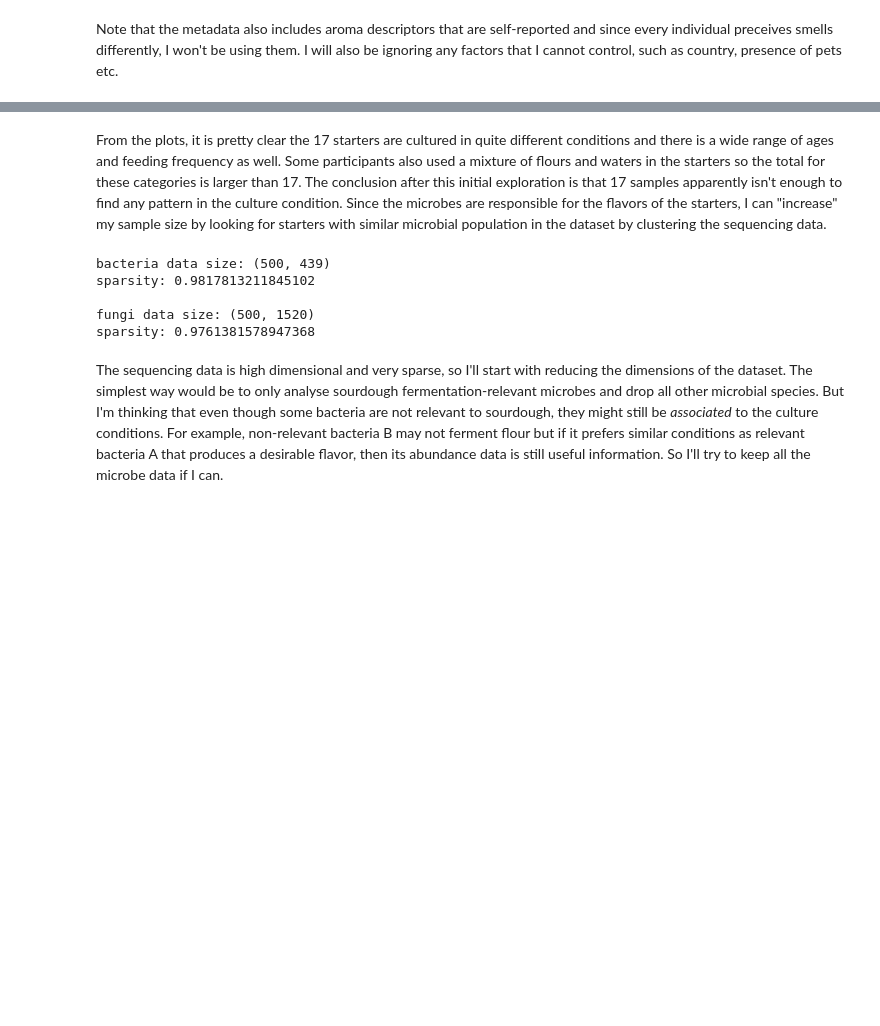
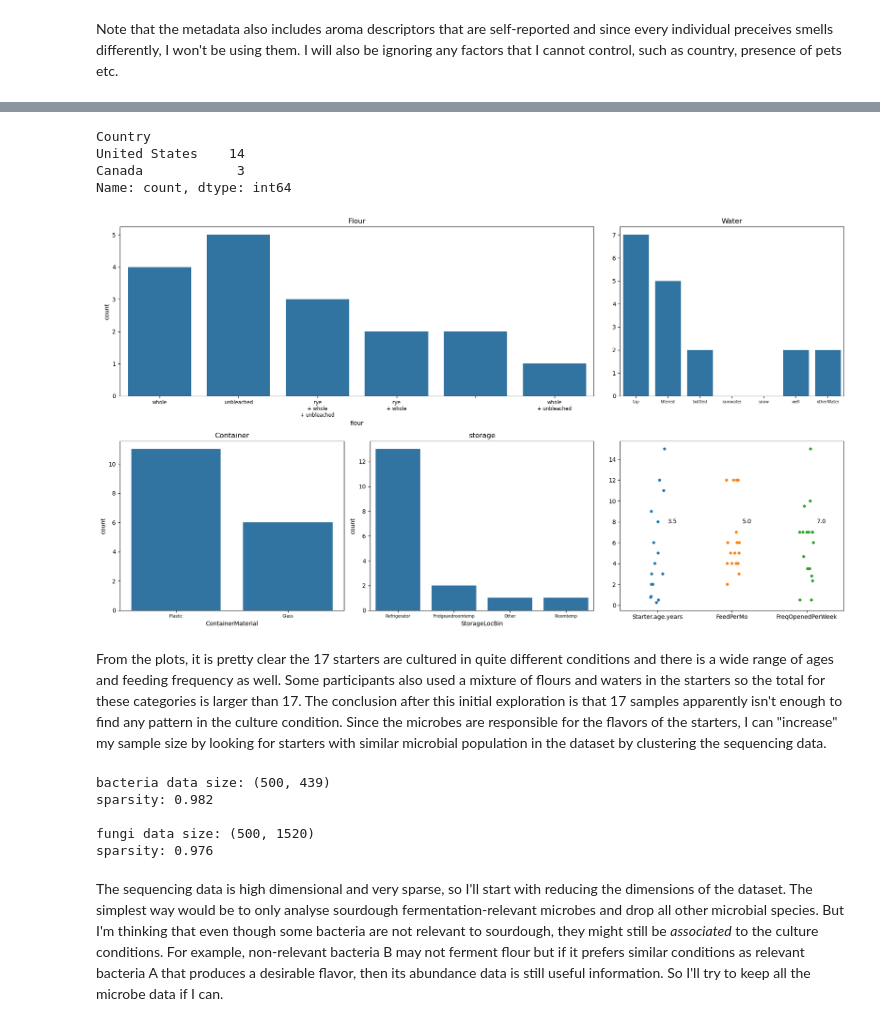
Before and after one commit to Geoff-CQW/sourdough, a Jupyter notebook: sourdough analytics.ipynb, the cells around one changed output, grey strips where cells are left out. Drawn from its saved outputs; the diff is of its cells as text; code cells hidden in the pictures; blank space fills up the shorter version.

```diff
--- a/sourdough analytics.ipynb
+++ b/sourdough analytics.ipynb
@@ -11,3 +11,9 @@ import matplotlib.pyplot as plt
 import numpy as np
 # %% [markdown]
 <h3> Initial analysis of sourdough starters with fruity/apple notes </h3>
+# %%
+# read metadata for starters
+metadata = pd.read_csv('data\metadata500_starters.csv')
+metadata.rename(columns={'Unnamed: 0': 'sample'}, inplace=True)
+
+print(metadata.columns)
@@ -14,16 +31,19 @@ import numpy as np
+# %%
+# combine flours used into 1 column and clean up the names
+
+rep = {k:v for k,v in zip(metadata.columns[7:11], metadata.columns[7:11].str.replace(r'grain.base.|.wheat', '', regex=True))}
+
+for col in metadata.columns[7:11]:
+    metadata[col] = metadata[col].replace(1.0, rep[col])
+
+metadata['flour'] = metadata[metadata.columns[7:11]].apply(lambda x: '\n+ '.join(x.replace(0.0, np.nan).dropna().astype(str)), axis=1)
 # %%
-# read metadata for starters
-metadata = pd.read_csv('metadata500_starters.csv')
-metadata.rename(columns={'Unnamed: 0': 'sample'}, inplace=True)
-
 # read sensory note file and filter for samples with apple/fruit aromas
-sensory = pd.read_excel('Figure_4_-_Source_Data_2.xlsx')
+sensory = pd.read_excel('data\Figure_4_-_Source_Data_2.xlsx')
 mask = sensory['Note 1 (Dominant)'].str.contains(r'fruit|apple') | sensory['Note 2 (Secondary)'].str.contains(r'fruit|apple')
 
 # get metadata for desired samples
 desired_samples = metadata[metadata['sample'].isin(sensory['Sample'][mask])]
 
-print(desired_samples.columns)
-print()
 print(f'{desired_samples["Country"].value_counts()}')
 # %% [output]
@@ -82,23 +104,31 @@ plt.tight_layout()
+# %%
+visualise_metadata(desired_samples)
+# %% [output]
+Country
+United States    14
+Canada            3
+Name: count, dtype: int64
+[figure, added]
 # %% [markdown]
 From the plots, it is pretty clear the 17 starters are cultured in quite different conditions and there is a wide range of ages and feeding frequency as well. Some participants also used a mixture of flours and waters in the starters so the total for these categories is larger than 17. The conclusion after this initial exploration is that 17 samples apparently isn't enough to find any pattern in the culture condition. Since the microbes are responsible for the flavors of the starters, I can "increase" my sample size by looking for starters with similar microbial population in the dataset by clustering the sequencing data.
 # %%
 # read and transpose data since the variables (ASVs) are rows in the raw data
-bact = pd.read_csv("sourdough_tab_16S.csv").set_index('Unnamed: 0').T.reset_index()
-fung = pd.read_csv("sourdough_tab_ITS.csv").set_index('Unnamed: 0').T.reset_index()
+bact = pd.read_csv("data\sourdough_tab_16S.csv").set_index('Unnamed: 0').T.reset_index()
+fung = pd.read_csv("data\sourdough_tab_ITS.csv").set_index('Unnamed: 0').T.reset_index()
 
 # rename column and index for clarity
 bact = bact.rename(columns={'index':'samples'}).rename_axis(None, axis=1)
 fung = fung.rename(columns={'index':'samples'}).rename_axis(None, axis=1)
 
-print(f'bacteria data size: {bact.shape}\nsparsity: {1 - (np.count_nonzero(bact)/(bact.shape[0]*bact.shape[1]))}')
+print(f'bacteria data size: {bact.shape}\nsparsity: {1 - (np.count_nonzero(bact)/(bact.shape[0]*bact.shape[1])):.3f}')
 print()
-print(f'fungi data size: {fung.shape}\nsparsity: {1 - (np.count_nonzero(fung)/(fung.shape[0]*fung.shape[1]))}')
+print(f'fungi data size: {fung.shape}\nsparsity: {1 - (np.count_nonzero(fung)/(fung.shape[0]*fung.shape[1])):.3f}')
 # %% [output]
 bacteria data size: (500, 439)
-sparsity: 0.9817813211845102
+sparsity: 0.982
 
 fungi data size: (500, 1520)
-sparsity: 0.9761381578947368
+sparsity: 0.976
 # %% [markdown]
 The sequencing data is high dimensional and very sparse, so I'll start with reducing the dimensions of the dataset. The simplest way would be to only analyse sourdough fermentation-relevant microbes and drop all other microbial species. But I'm thinking that even though some bacteria are not relevant to sourdough, they might still be *associated* to the culture conditions. For example, non-relevant bacteria B may not ferment flour but if it prefers similar conditions as relevant bacteria A that produces a desirable flavor, then its abundance data is still useful information. So I'll try to keep all the microbe data if I can.
 # %% [markdown]
```
Also changed, not shown: parts of 18 cells of this notebook.
